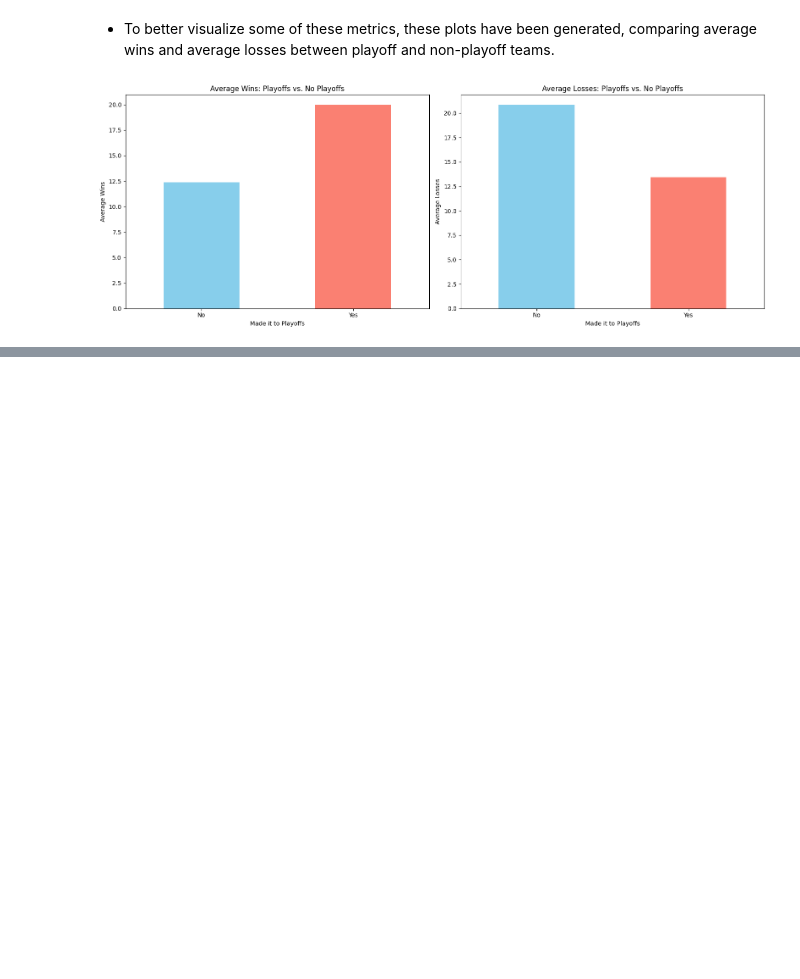
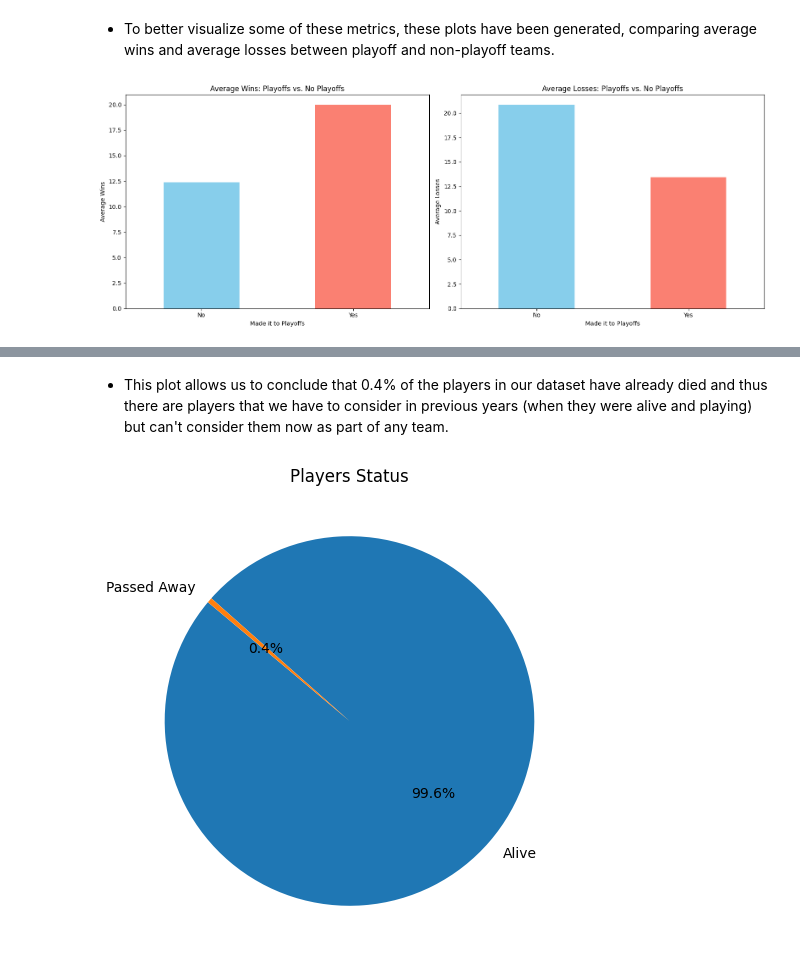
Before and after one commit to Pedro-CAB/AC-Project, a Jupyter notebook: data_analysis.ipynb, the cells around one changed output, grey strips where cells are left out. Drawn from its saved outputs; the diff is of its cells as text; code cells hidden in the pictures; blank space fills up the shorter version.

```diff
--- a/data_analysis.ipynb
+++ b/data_analysis.ipynb
@@ -722,0 +748,14 @@ NameError: name 'sns' is not defined
+# %% [markdown]
+- This plot allows us to conclude that 0.4% of the players in our dataset have already died and thus there are players that we have to consider in previous years (when they were alive and playing) but can't consider them now as part of any team.
+# %%
+# Count of players still alive and those who have passed away
+players['deathDate'] = pd.to_datetime(players['deathDate'], errors='coerce')
+alive_players = players['deathDate'].isna().sum()
+passed_away_players = players['deathDate'].notna().sum()
+
+plt.figure(figsize=(6, 6))
+plt.pie([alive_players, passed_away_players], labels=['Alive', 'Passed Away'], autopct='%1.1f%%', startangle=140)
+plt.title('Players Status')
+plt.show()
+# %% [output]
+[figure, added]
```
Also changed, not shown: parts of 15 cells of this notebook.
